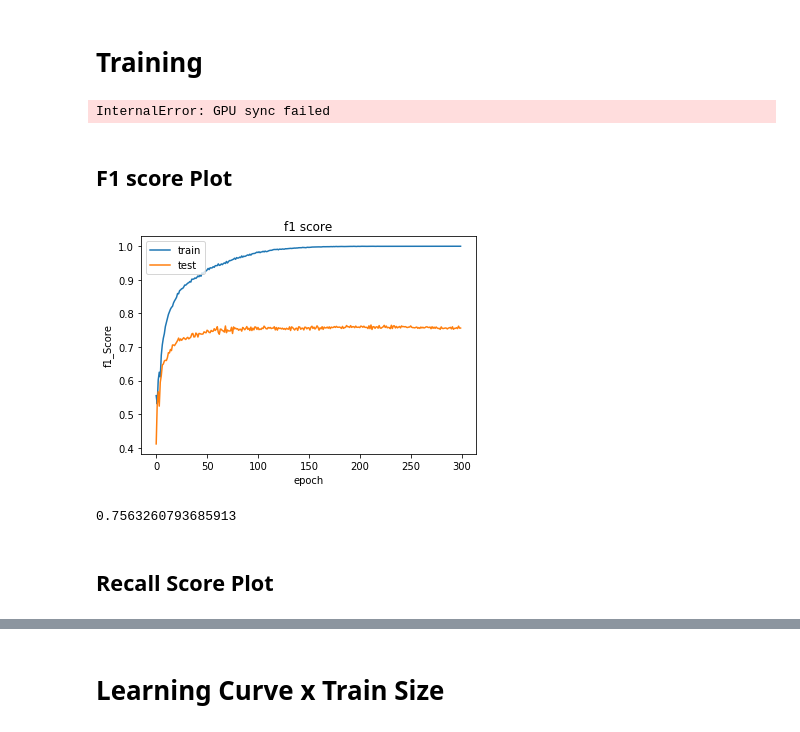
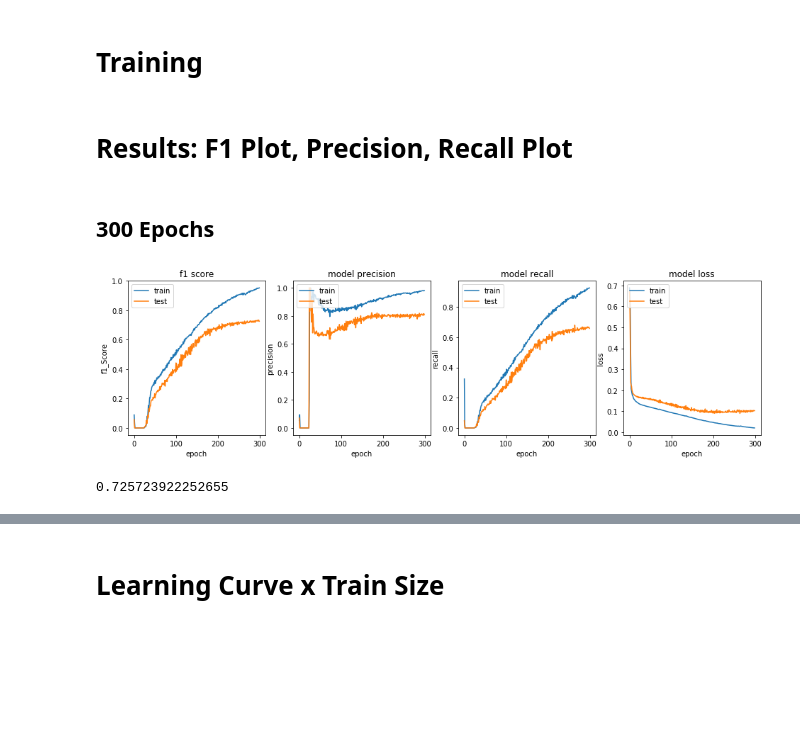
Before and after one commit to beatrizalbiero/MsResearch, a Jupyter notebook: WickelfeaturesProject/encoder-decoder.ipynb, the cells around one changed output, grey strips where cells are left out. Cells and saved outputs as stored; diff of their text form; code cells hidden in the pictures; blank space fills up the shorter version.

```diff
--- a/WickelfeaturesProject/encoder-decoder.ipynb
+++ b/WickelfeaturesProject/encoder-decoder.ipynb
@@ -56,24 +78,18 @@ padded_out = padded_out[:-30]
 # %% [markdown]
 # Training
 # %%
-model, decoder, history = lib.train(corpus, epochs=300)
+model, decode_from_df, history = lib.train(corpus, epochs=300)
-# %% [output]
-InternalError: GPU sync failed
+# %%
+model, decode_from_df_big, history_big = lib.train(corpus, epochs=2000)
 # %% [markdown]
-## F1 score Plot
+# Results: F1 Plot, Precision, Recall Plot
-# %%
-# summarize history for accuracy
-plt.plot(history.history['fbeta_score'])
-plt.plot(pd.Series(history.history['val_fbeta_score']))
-plt.title('f1 score')
-plt.ylabel('f1_Score')
-plt.xlabel('epoch')
-plt.legend(['train', 'test'], loc='upper left');
-# %% [output]
-[figure, removed]
+# %% [markdown]
+## 300 Epochs
+# %%
+lib.plot_results(history)
+# %% [output]
+[figure, added]
 # %%
 history.history['val_fbeta_score'][-1]
 # %% [output]
-0.7563260793685913
+0.725723922252655
-# %% [markdown]
-## Recall Score Plot
```
Also changed, not shown: parts of 69 cells of this notebook, 11 other files.
